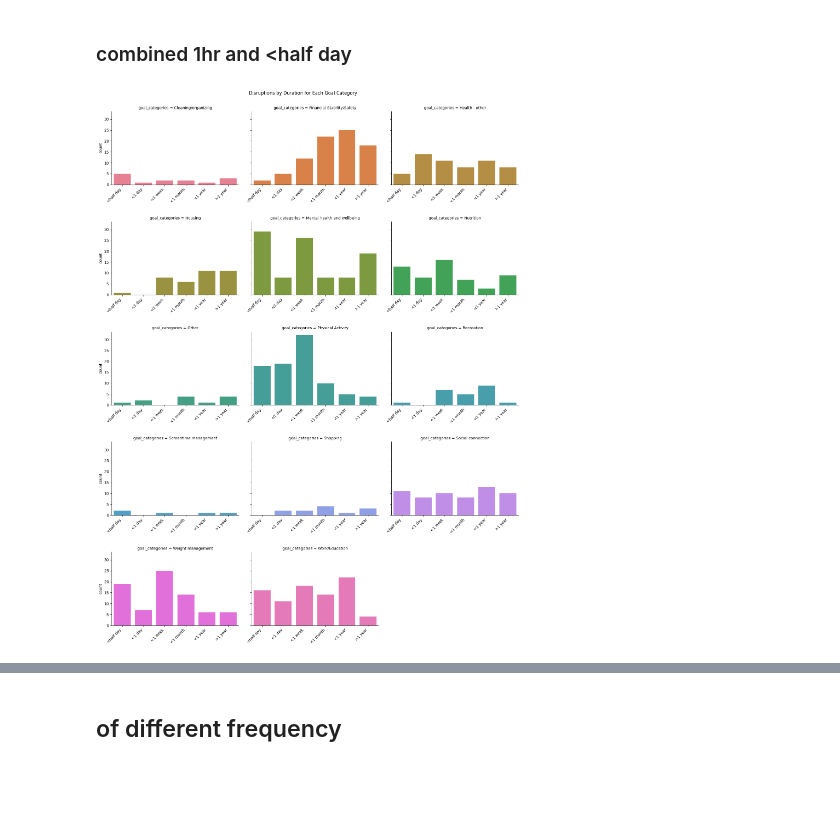
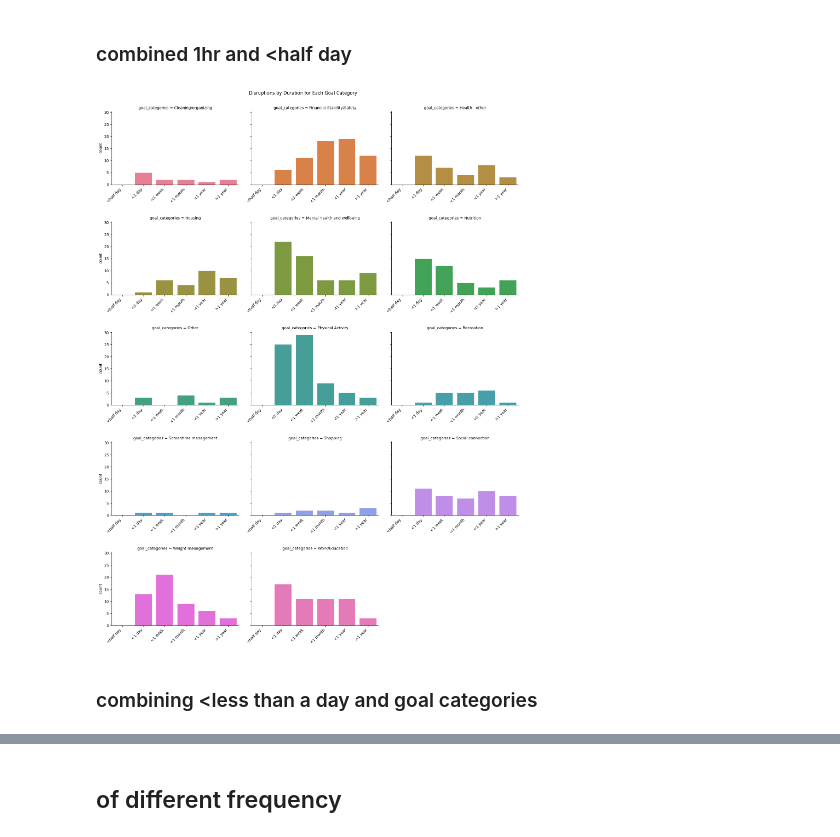
Before and after one commit to meeshu/disruptions, a Jupyter notebook: Small_multiples_disruptionsbygoalcategories.ipynb, the cells around one changed output, grey strips where cells are left out. Saved outputs shown, nothing was run; the diff lists cells and outputs as text; code cells hidden in the pictures; blank space fills up the shorter version.

```diff
--- a/Small_multiples_disruptionsbygoalcategories.ipynb
+++ b/Small_multiples_disruptionsbygoalcategories.ipynb
@@ -787,7 +789,7 @@ df['pid*gid*cid'] = df['pid'] + "*" + df['gid'] + "*" + df['cid']
 len(df['pid*gid*cid'])
 df['pid*gid*cid'].nunique()
 
-disruptions_frequency_goaltype = df[['pid', 'gid', 'pid*gid', 'pid*gid*cid', 'goal_categories','frequency', 'disruption_status']]
+disruptions_frequency_goaltype = df[['pid*gid*cid', 'goal_categories','frequency', 'disruption_status']]
 
 
 #filter out no disruptions
@@ -1027,0 +1286,30 @@ plt.show()
+# %%
+# Convert the grouped data to a DataFrame for easier plotting
+count_by_goal_burden_df = count_by_goal_burden.reset_index()
+
+#rename
+count_by_goal_burden_df.rename(columns={'pid*gid*cid': 'count'}, inplace=True)
+
+
+count_by_goal_burden_df['disruption_labor_split'] = pd.Categorical(count_by_goal_burden_df['disruption_labor_split'])
+
+# get label and set order
+xlabels_order = ['Emotional', 'Logistical', 'Physical','Financial']
+
+#set order of plots
+plot_order = ['Health', 'Finances', 'Work/Education','Social connection','Recreation','Other']
+
+# Create a small multiple bar plot using seaborn
+g = sns.catplot(x='disruption_labor_split', y='count', hue='goal_categories', data=count_by_goal_burden_df, kind='bar', col='goal_categories', col_wrap=2, col_order=plot_order, sharex=False)
+plt.subplots_adjust(left=0.1, bottom=0.2, right=0.95, top=0.95, wspace=0.1, hspace=0.5)
+g.fig.suptitle('Disruptions by Burden for Each Goal Category')
+g._legend.remove()
+
+# Iterate through the axes
+for ax in g.axes.flat:
+    ax.set_xlabel('')
+    # Set tick positions before labels
+    ax.set_xticks(range(len(xlabels_order)))
+    ax.set_xticklabels(labels=xlabels_order,rotation=45, ha='right')
+
+plt.show()
@@ -1098,6 +1388,9 @@ pp_disruptions_duration_goaltype['goal_categories'] = pp_disruptions_duration_go
     'Work/Career': 'Work/Education'
 })
 
+#filter out unique values
+pp_disruptions_duration_goaltype = pp_disruptions_duration_goaltype[['pid','goal_categories','how-long']].drop_duplicates()
+
 # prompt: Using dataframe disruptions_duration_goaltype: count of values grouped by goal categories and how-long
 
 # Group by goal_categories and how-long and count the number of values
@@ -1170,7 +1463,8 @@ disruptions_duration_goaltype_combo['how-long'] = disruptions_duration_goaltype[
 
 
 disruptions_duration_goaltype_combo= disruptions_duration_goaltype_combo[['pid', 'how-long', 'goal_categories']]
-
+#filter out unique values
+disruptions_duration_goaltype_combo = disruptions_duration_goaltype_combo[['pid','goal_categories','how-long']].drop_duplicates()
 # Group by goal_categories and how-long and count the number of values
 count_by_goal_howlong_c = disruptions_duration_goaltype_combo.groupby(['goal_categories', 'how-long'])['pid'].count()
 
@@ -1182,31 +1476,33 @@ count_by_goal_howlong_c_df['how-long'] = count_by_goal_howlong_c_df['how-long'].
     'more than half a day to a day': '<1 day',
     'multiple days to a week': '<1 week',
     'multiple weeks to a month': '<1 month',
     'multiple months to a year': '<1 year',
     'longer than a year': '>1 year'
 })
 
 #rename
 count_by_goal_howlong_c_df.rename(columns={'pid': 'count'}, inplace=True)
 
 # get label and set order
 xlabels_order = ['<half day', '<1 day', '<1 week', '<1 month', '<1 year', '>1 year']
 count_by_goal_howlong_c_df['how-long'] = pd.Categorical(count_by_goal_howlong_c_df['how-long'], categories=xlabels_order, ordered=True)
 
 
 # Create a small multiple bar plot using seaborn
 g = sns.catplot(x='how-long', y='count', hue='goal_categories', data=count_by_goal_howlong_c_df, kind='bar', col='goal_categories', col_wrap=3, sharex=False)
 plt.subplots_adjust(left=0.1, bottom=0.2, right=0.95, top=0.95, wspace=0.1, hspace=0.5)
 g.fig.suptitle('Disruptions by Duration for Each Goal Category')
 g._legend.remove()
 
 # Iterate through the axes
 for ax in g.axes.flat:
     ax.set_xlabel('')
     # Set tick positions before labels
     ax.set_xticks(range(len(xlabels_order)))
     ax.set_xticklabels(labels=xlabels_order, rotation=45, ha='right')
 
 plt.show()
 # %% [output]
-[figure, old version]
+[figure, new version]
+# %% [markdown]
+### combining <less than a day and goal categories
```
Also changed, not shown: parts of 27 cells of this notebook.
